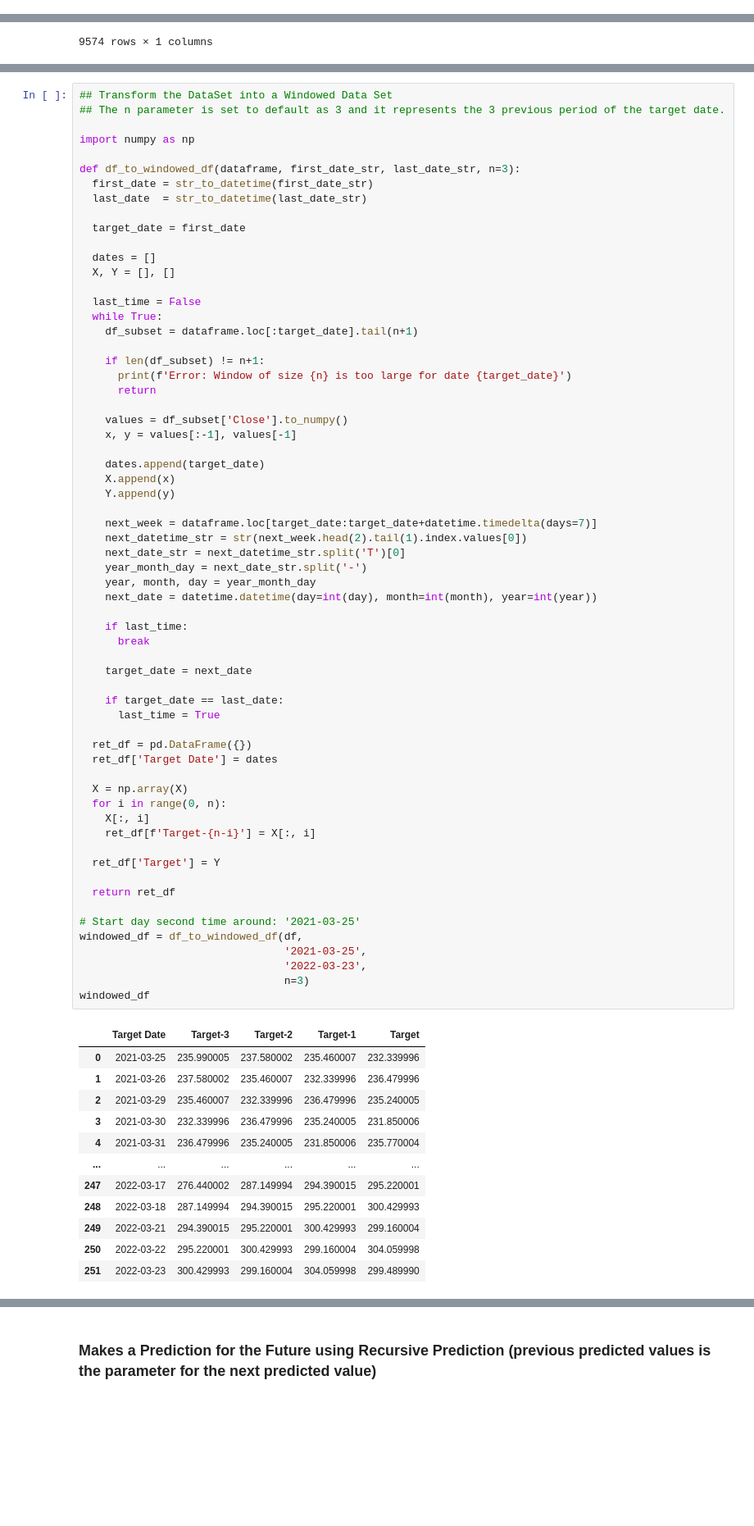
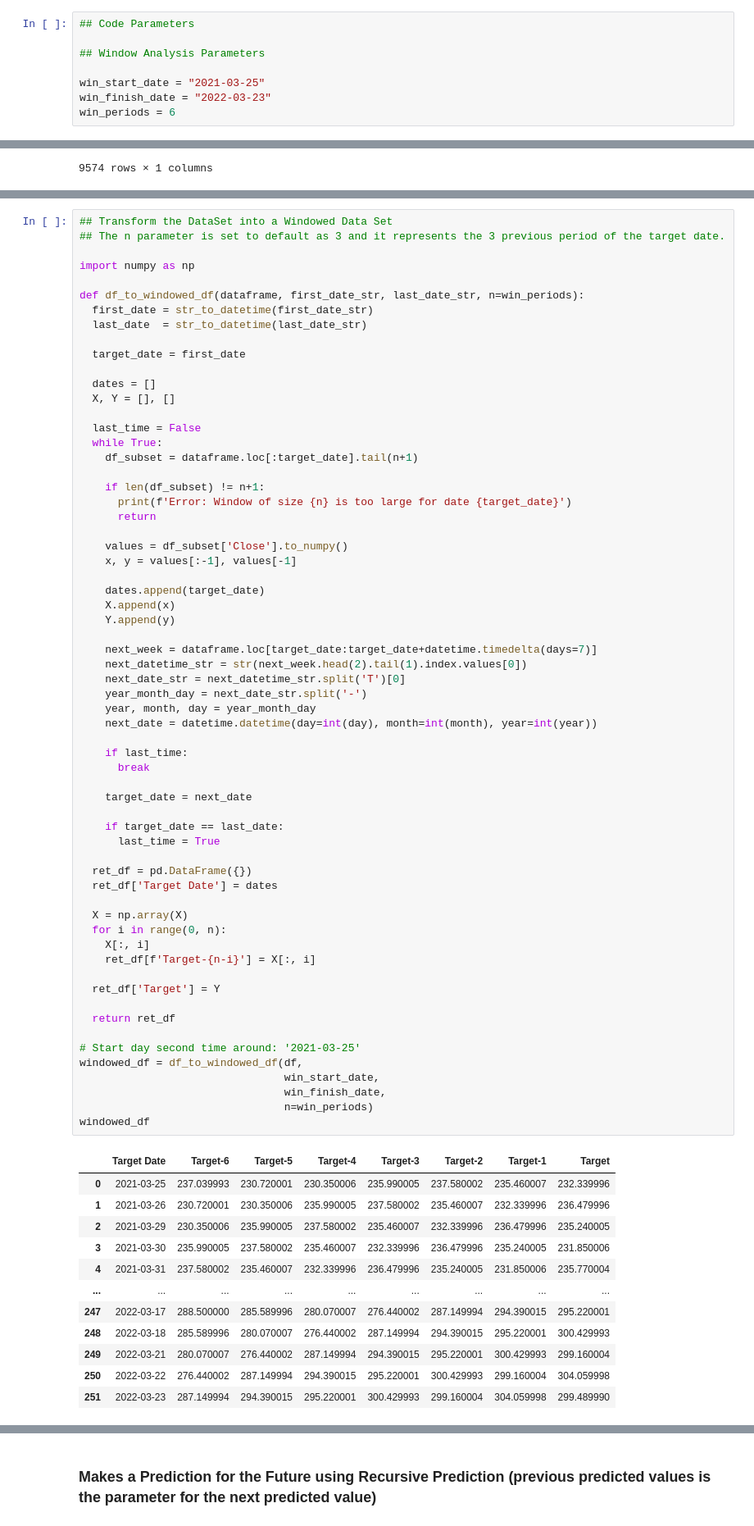
Before and after one commit to Luis-Urso/Python, a Jupyter notebook: LSTM/LSTN Basic 2.ipynb, the cells around one changed output, grey strips where cells are left out. Shown: that part at 82% size. Drawn from its saved outputs; the diff is of its cells as text; blank space fills up the shorter version.

```diff
--- a/LSTM/LSTN Basic 2.ipynb
+++ b/LSTM/LSTN Basic 2.ipynb
@@ -4,6 +4,14 @@
 ### by Luis A. Urso
 
 ### based on: https://www.youtube.com/watch?v=CbTU92pbDKw
+# %%
+## Code Parameters
+
+## Window Analysis Parameters
+
+win_start_date = "2021-03-25"
+win_finish_date = "2022-03-23"
+win_periods = 6
 # %%
 ## Load the Dataset
 
@@ -116,7 +124,7 @@ plt.plot(df.index,df['Close'])
 
 import numpy as np
 
-def df_to_windowed_df(dataframe, first_date_str, last_date_str, n=3):
+def df_to_windowed_df(dataframe, first_date_str, last_date_str, n=win_periods):
   first_date = str_to_datetime(first_date_str)
   last_date  = str_to_datetime(last_date_str)
 
@@ -144,45 +152,45 @@ def df_to_windowed_df(dataframe, first_date_str, last_date_str, n=3):
     next_datetime_str = str(next_week.head(2).tail(1).index.values[0])
     next_date_str = next_datetime_str.split('T')[0]
     year_month_day = next_date_str.split('-')
     year, month, day = year_month_day
     next_date = datetime.datetime(day=int(day), month=int(month), year=int(year))
 
     if last_time:
       break
 
     target_date = next_date
 
     if target_date == last_date:
       last_time = True
 
   ret_df = pd.DataFrame({})
   ret_df['Target Date'] = dates
 
   X = np.array(X)
   for i in range(0, n):
     X[:, i]
     ret_df[f'Target-{n-i}'] = X[:, i]
 
   ret_df['Target'] = Y
 
   return ret_df
 
 # Start day second time around: '2021-03-25'
 windowed_df = df_to_windowed_df(df,
-                                '2021-03-25',
-                                '2022-03-23',
-                                n=3)
+                                win_start_date,
+                                win_finish_date,
+                                n=win_periods)
 windowed_df
 # %% [output]
-|  | Target Date | Target-3 | Target-2 | Target-1 | Target |
-| 0 | 2021-03-25 | 235.990005 | 237.580002 | 235.460007 | 232.339996 |
-| 1 | 2021-03-26 | 237.580002 | 235.460007 | 232.339996 | 236.479996 |
-| 2 | 2021-03-29 | 235.460007 | 232.339996 | 236.479996 | 235.240005 |
-| 3 | 2021-03-30 | 232.339996 | 236.479996 | 235.240005 | 231.850006 |
-| 4 | 2021-03-31 | 236.479996 | 235.240005 | 231.850006 | 235.770004 |
-| ... | ... | ... | ... | ... | ... |
-| 247 | 2022-03-17 | 276.440002 | 287.149994 | 294.390015 | 295.220001 |
-| 248 | 2022-03-18 | 287.149994 | 294.390015 | 295.220001 | 300.429993 |
-| 249 | 2022-03-21 | 294.390015 | 295.220001 | 300.429993 | 299.160004 |
-| 250 | 2022-03-22 | 295.220001 | 300.429993 | 299.160004 | 304.059998 |
-| 251 | 2022-03-23 | 300.429993 | 299.160004 | 304.059998 | 299.489990 |
+|  | Target Date | Target-6 | Target-5 | Target-4 | Target-3 | Target-2 | Target-1 | Target |
+| 0 | 2021-03-25 | 237.039993 | 230.720001 | 230.350006 | 235.990005 | 237.580002 | 235.460007 | 232.339996 |
+| 1 | 2021-03-26 | 230.720001 | 230.350006 | 235.990005 | 237.580002 | 235.460007 | 232.339996 | 236.479996 |
+| 2 | 2021-03-29 | 230.350006 | 235.990005 | 237.580002 | 235.460007 | 232.339996 | 236.479996 | 235.240005 |
+| 3 | 2021-03-30 | 235.990005 | 237.580002 | 235.460007 | 232.339996 | 236.479996 | 235.240005 | 231.850006 |
+| 4 | 2021-03-31 | 237.580002 | 235.460007 | 232.339996 | 236.479996 | 235.240005 | 231.850006 | 235.770004 |
+| ... | ... | ... | ... | ... | ... | ... | ... | ... |
+| 247 | 2022-03-17 | 288.500000 | 285.589996 | 280.070007 | 276.440002 | 287.149994 | 294.390015 | 295.220001 |
+| 248 | 2022-03-18 | 285.589996 | 280.070007 | 276.440002 | 287.149994 | 294.390015 | 295.220001 | 300.429993 |
+| 249 | 2022-03-21 | 280.070007 | 276.440002 | 287.149994 | 294.390015 | 295.220001 | 300.429993 | 299.160004 |
+| 250 | 2022-03-22 | 276.440002 | 287.149994 | 294.390015 | 295.220001 | 300.429993 | 299.160004 | 304.059998 |
+| 251 | 2022-03-23 | 287.149994 | 294.390015 | 295.220001 | 300.429993 | 299.160004 | 304.059998 | 299.489990 |
```
Also changed, not shown: parts of 9 cells of this notebook, 5 other files.
